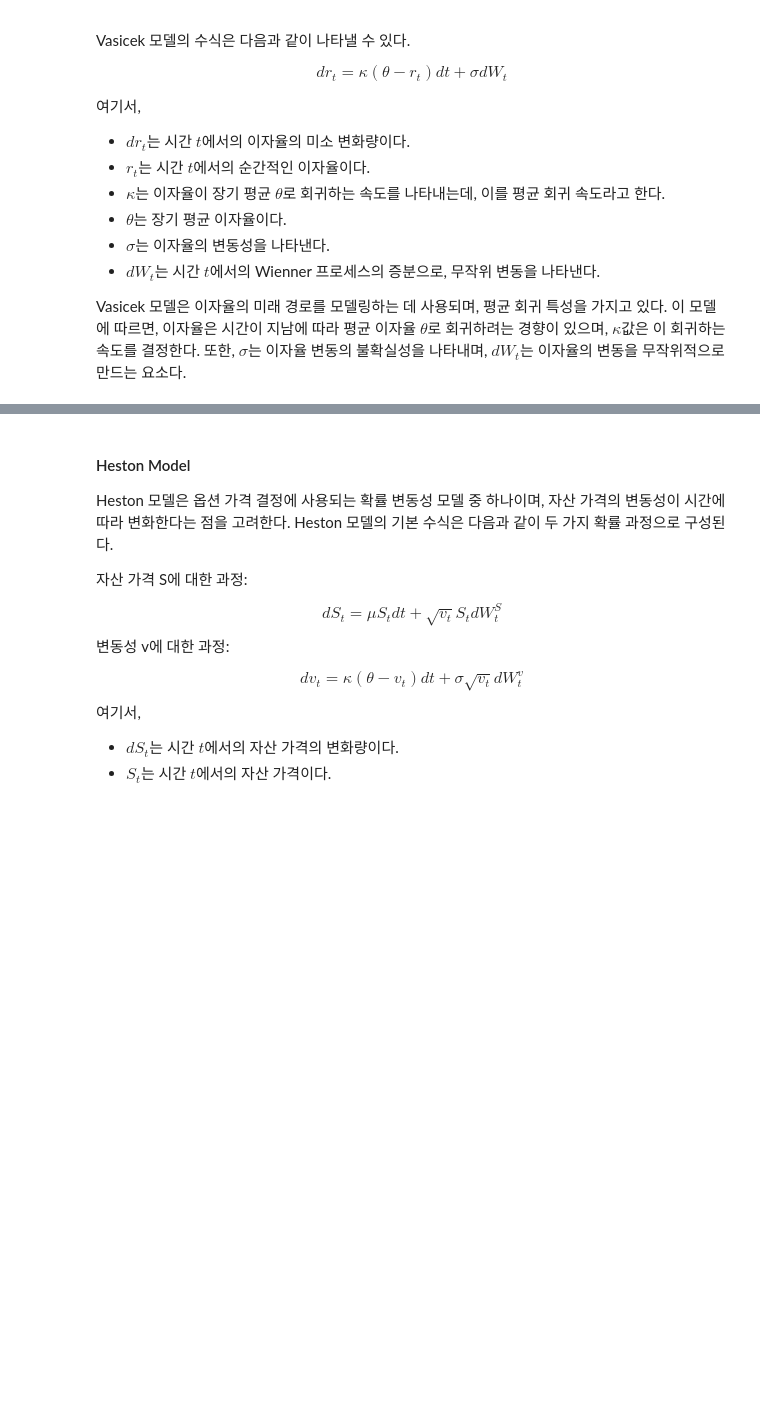
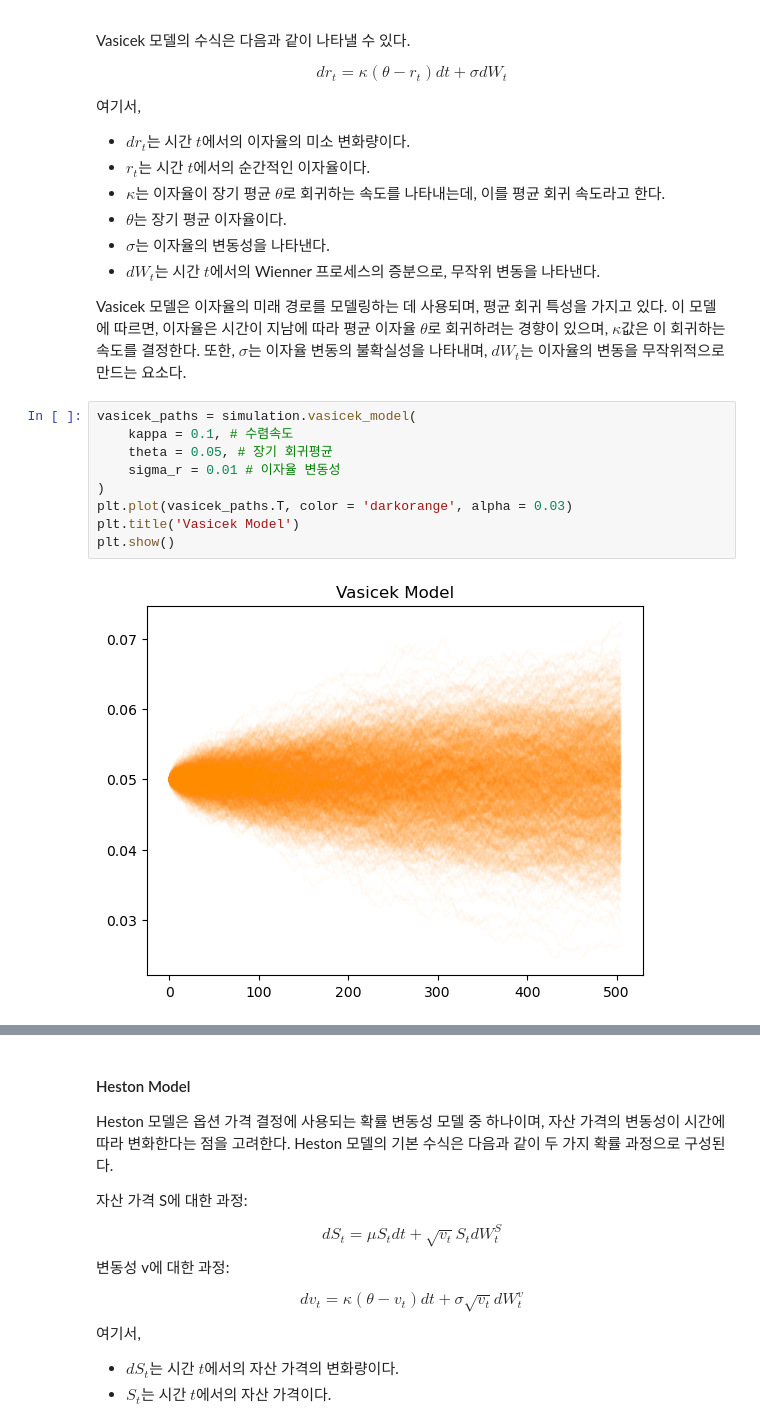
Before and after one commit to QuantifiSogang/2024-01SeniorClass, a Jupyter notebook: 03StochasticProcess/Prac03StochasticProcess.ipynb, the cells around one changed output, grey strips where cells are left out. Saved outputs shown, nothing was run; the diff lists cells and outputs as text; blank space fills up the shorter version.

```diff
--- a/03StochasticProcess/Prac03StochasticProcess.ipynb
+++ b/03StochasticProcess/Prac03StochasticProcess.ipynb
@@ -47,6 +85,17 @@ $$dr_t = \kappa (\theta - r_t)  dt + \sigma dW_t$$
 - $dW_t$는 시간 $t$에서의 Wienner 프로세스의 증분으로, 무작위 변동을 나타낸다.
 
 Vasicek 모델은 이자율의 미래 경로를 모델링하는 데 사용되며, 평균 회귀 특성을 가지고 있다. 이 모델에 따르면, 이자율은 시간이 지남에 따라 평균 이자율 $\theta$로 회귀하려는 경향이 있으며, $\kappa $값은 이 회귀하는 속도를 결정한다. 또한, $\sigma$는 이자율 변동의 불확실성을 나타내며, $dW_t$는 이자율의 변동을 무작위적으로 만드는 요소다.
+# %%
+vasicek_paths = simulation.vasicek_model(
+    kappa = 0.1, # 수렴속도
+    theta = 0.05, # 장기 회귀평균
+    sigma_r = 0.01 # 이자율 변동성
+)
+plt.plot(vasicek_paths.T, color = 'darkorange', alpha = 0.03)
+plt.title('Vasicek Model')
+plt.show()
+# %% [output]
+[figure, added]
 # %% [markdown]
 #### Cox Ingersoll Ross Model
 
```
Also changed, not shown: parts of 9 cells of this notebook, 1 other file.
